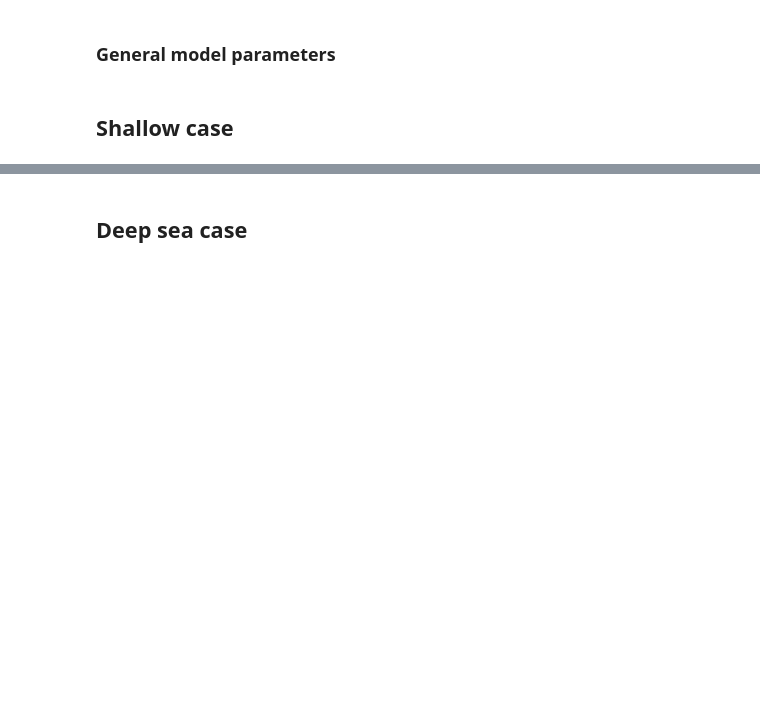
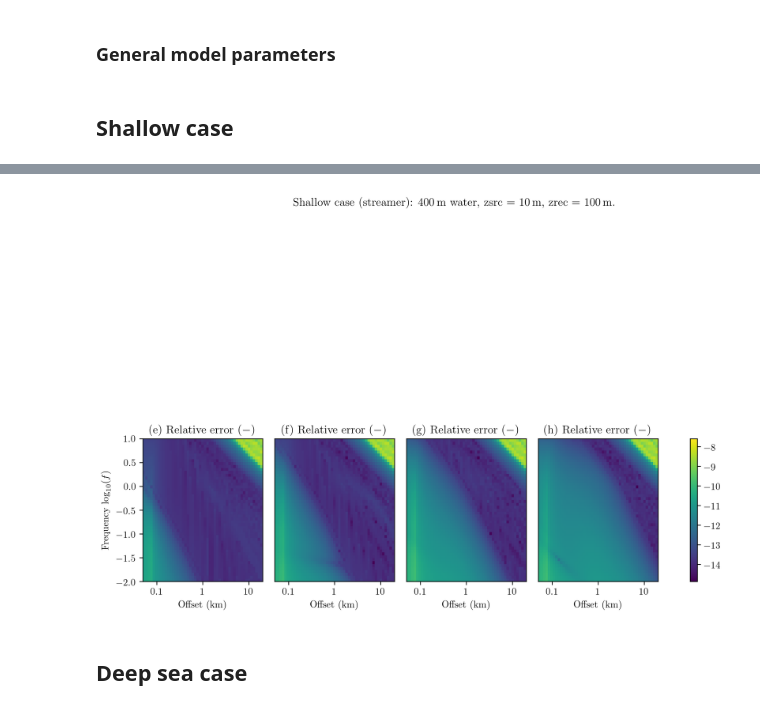
Before and after one commit to emsig/article-fdesign, a Jupyter notebook: notebooks/Figure-Validity2.ipynb, the cells around one changed output, grey strips where cells are left out. Cells and saved outputs as stored; diff of their text form; code cells hidden in the pictures; blank space fills up the shorter version.

```diff
--- a/notebooks/Figure-Validity2.ipynb
+++ b/notebooks/Figure-Validity2.ipynb
@@ -141,3 +154,68 @@ plt.show()
+# %%
+plt.figure(figsize=(12, 6))
+plt.subplots_adjust(wspace=0.1)
+
+# Get x- and y- axis
+#x = np.r_[rexp-0.25, rexp[-1]+0.25]
+#y = np.r_[fexp-0.5, fexp[-1]+0.5]
+
+
+
+vmin = np.min(np.log10(err))
+vmax = np.max(np.log10(err))
+
+params = {'vmin': vmin, 'vmax': vmax, 'linewidth': 0, 'rasterized': True}
+
+# Plot error
+ax5 = plt.subplot(245)
+plt.title('(e) Relative error ($-$)')
+
+CP5 = plt.pcolormesh(np.log10(x/1000), np.log10(freqs), np.log10(err[:, :, 0]), **params)
+plt.xlabel(r'Offset (km)')
+plt.ylabel(r'Frequency $\log_{10}(f)$')
+plt.xticks([-1, 0, 1], ['0.1', '1', '10'])
+
+# Plot error
+ax6 = plt.subplot(246)
+plt.title('(f) Relative error ($-$)')
+
+CP6 = plt.pcolormesh(np.log10(x/1000), np.log10(freqs), np.log10(err[:, :, 1]), **params)
+plt.xlabel(r'Offset (km)')
+plt.xticks([-1, 0, 1], ['0.1', '1', '10'])
+plt.yticks([])
+
+# Plot error
+ax7 = plt.subplot(247)
+plt.title('(g) Relative error ($-$)')
+
+CP7 = plt.pcolormesh(np.log10(x/1000), np.log10(freqs), np.log10(err[:, :, 2]), **params)
+plt.xlabel(r'Offset (km)')
+plt.xticks([-1, 0, 1], ['0.1', '1', '10'])
+plt.yticks([])
+
+# Plot error
+ax8 = plt.subplot(248)
+plt.title('(h) Relative error ($-$)')
+
+CP8 = plt.pcolormesh(np.log10(x/1000), np.log10(freqs), np.log10(err[:, :, 3]), **params)
+plt.xlabel(r'Offset (km)')
+plt.xticks([-1, 0, 1], ['0.1', '1', '10'])
+plt.yticks([])
+
+
+cax, kw = plt.matplotlib.colorbar.make_axes([ax5, ax6, ax7, ax8])#, location='bottom',
+                                # fraction=.05, pad=0.2, aspect=30)
+cb = plt.colorbar(CP1, cax=cax, #ticks=[-16, -14, -12, -10, -8],
+                  **kw)
+
+
+# Title
+plt.suptitle('Shallow case (streamer): 400\,m water, zsrc = 10\,m, zrec = 100\,m.', y=1.05)
+
+#plt.savefig('../figures/validity_shallow.pdf', bbox_inches='tight')
+plt.show()
+# %% [output]
+[figure, added]
 # %% [markdown]
 ## Deep sea case
 # %%
```
Also changed, not shown: parts of 1 cell of this notebook, 38 other files.
